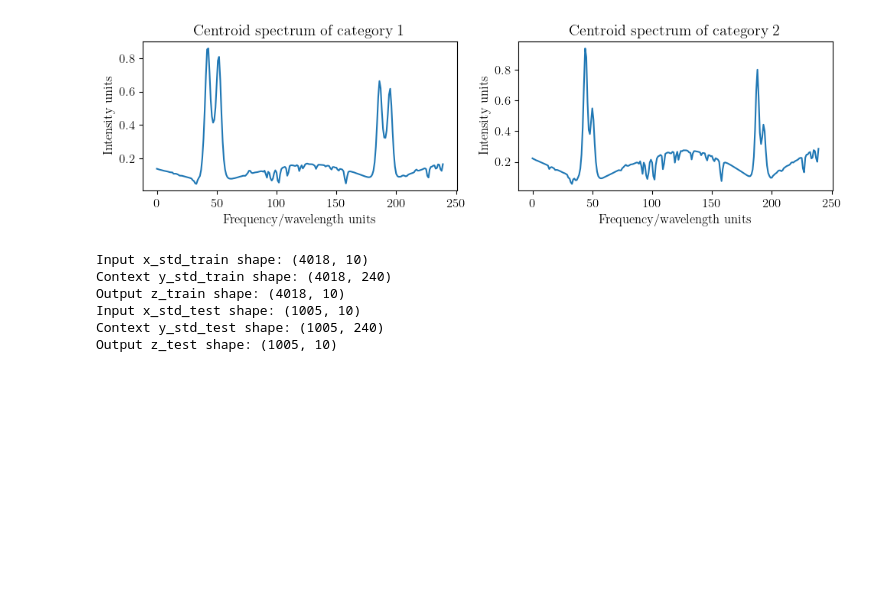
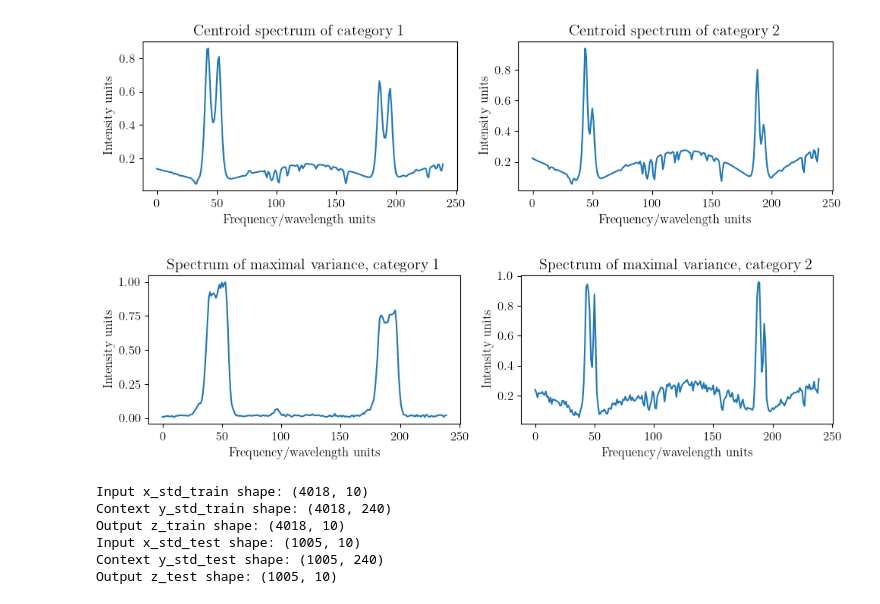
Before and after one commit to danielzahnd/master-thesis, a Jupyter notebook: code/nf-feature-extraction-example-3/nf-feature-extraction-example-3.ipynb, the cells around one changed output. Cells and saved outputs as stored; diff of their text form; code cells hidden in the pictures; blank space fills up the shorter version.

```diff
--- a/code/nf-feature-extraction-example-3/nf-feature-extraction-example-3.ipynb
+++ b/code/nf-feature-extraction-example-3/nf-feature-extraction-example-3.ipynb
@@ -245,6 +249,36 @@ plt.savefig('nf-feature-extraction-example-3-spectra.pdf')
 plt.show()
 # %% [output]
 [figure]
+# %%
+# Calculate variances for both categories (rows)
+variances_cat1 = np.var(spectra_cat1, axis=1)
+variances_cat2 = np.var(spectra_cat2, axis=1)
+
+# Find the indices of spectra with maximal variance
+maxvar_idx_cat1 = np.argmax(variances_cat1)
+maxvar_idx_cat2 = np.argmax(variances_cat2)
+
+# Get the rows with maximal variance
+maxvar_spectrum_cat1 = spectra_cat1[maxvar_idx_cat1]
+maxvar_spectrum_cat2 = spectra_cat2[maxvar_idx_cat2]
+# %%
+# Plot both spectra of maximal variance
+fig, axes = plt.subplots(nrows=1, ncols=2, figsize=(10, 3))
+axes[0].set_title('Spectrum of maximal variance, category 1')
+axes[0].set_xlabel('Frequency/wavelength units')
+axes[0].set_ylabel('Intensity units')
+#axes[0].plot(spectra_cat1[0])
+axes[0].plot(maxvar_spectrum_cat1)
+axes[1].set_title('Spectrum of maximal variance, category 2')
+axes[1].set_xlabel('Frequency/wavelength units')
+axes[1].set_ylabel('Intensity units')
+#axes[1].plot(spectra_cat2[0])
+axes[1].plot(maxvar_spectrum_cat2)
+plt.tight_layout()
+plt.savefig('nf-feature-extraction-example-3-spectra-max-variance.pdf')
+plt.show()
+# %% [output]
+[figure, added]
 # %%
 # Define input x and context y
 x = np.concatenate((x_train, x_test)) # features
```
Also changed, not shown: parts of 2 cells of this notebook.
